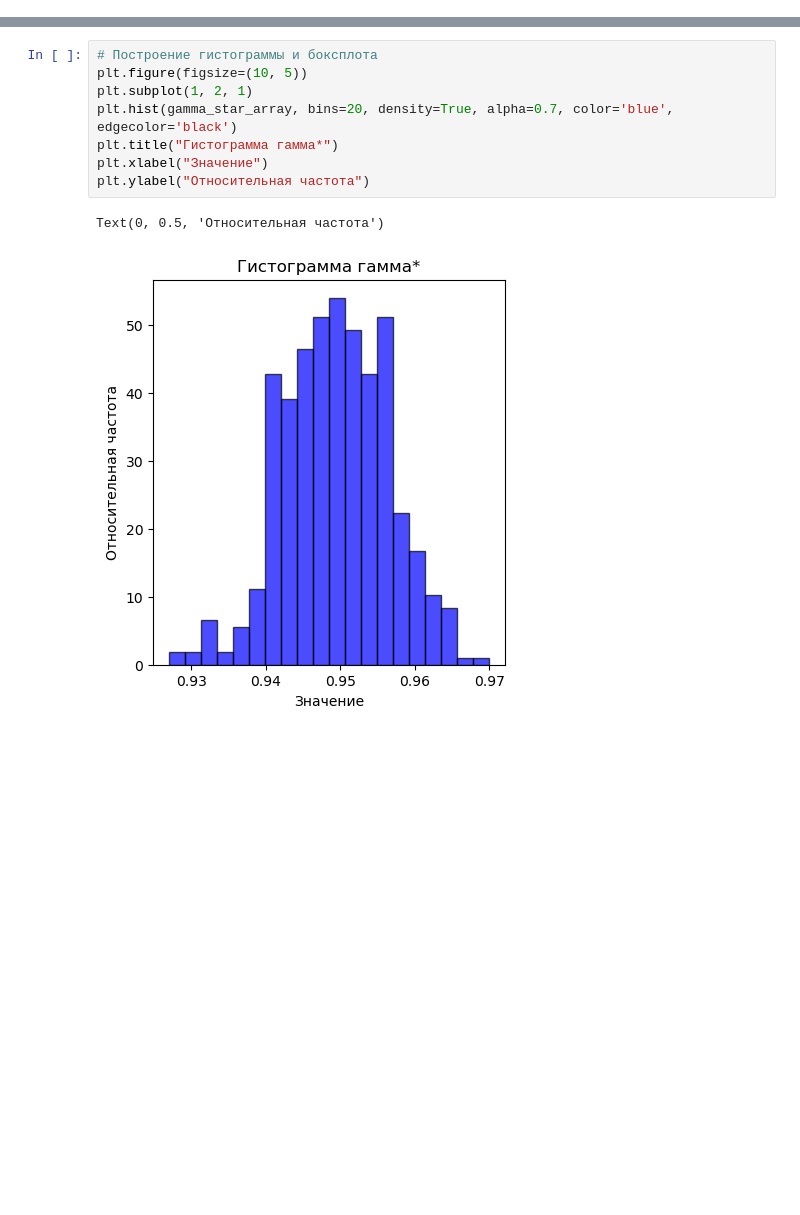
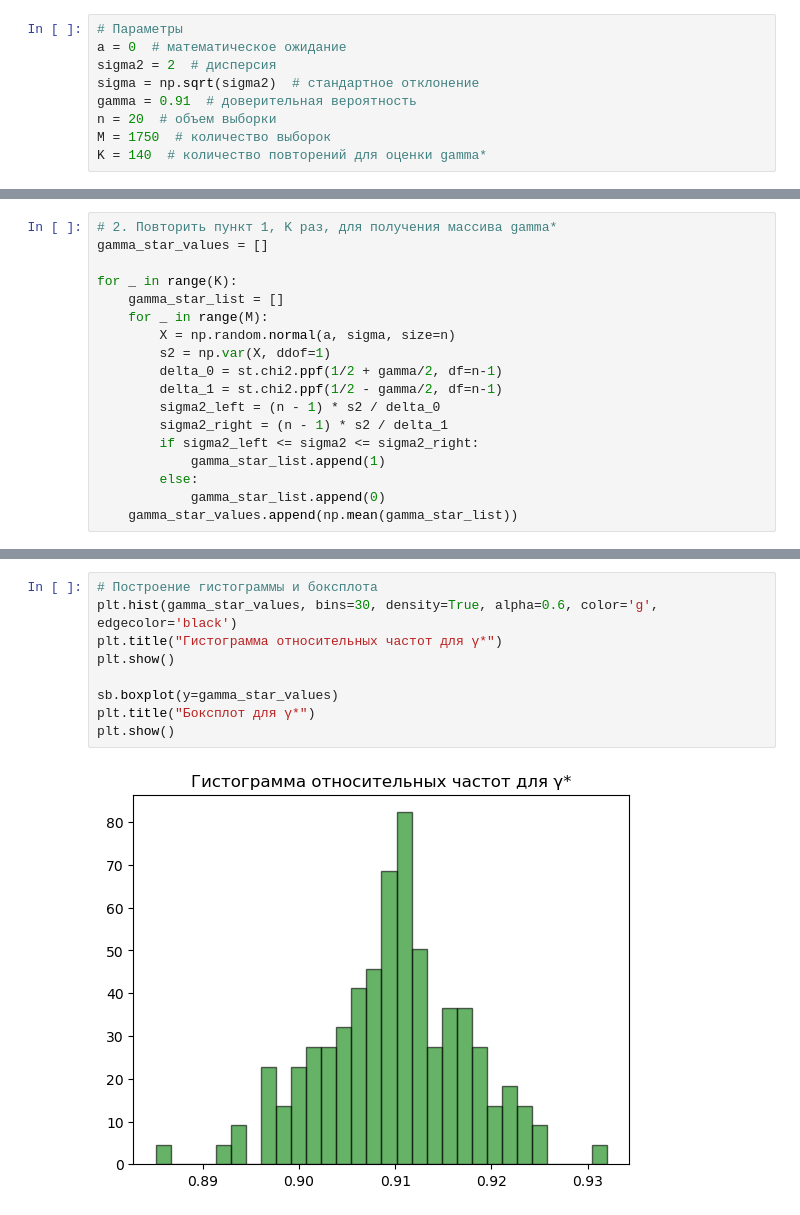
Before and after one commit to Quyntrd/MatStat, a Jupyter notebook: 2/2.ipynb, the cells around one changed output, grey strips where cells are left out. Cells and saved outputs as stored; diff of their text form; blank space fills up the shorter version.

```diff
--- a/2/2.ipynb
+++ b/2/2.ipynb
@@ -46,0 +6,9 @@ for _ in range(K):
+# %%
+# Параметры
+a = 0  # математическое ожидание
+sigma2 = 2  # дисперсия
+sigma = np.sqrt(sigma2)  # стандартное отклонение
+gamma = 0.91  # доверительная вероятность
+n = 20  # объем выборки
+M = 1750  # количество выборок
+K = 140  # количество повторений для оценки gamma*
@@ -47 +35,19 @@ for _ in range(K):
+# %%
+# 2. Повторить пункт 1, K раз, для получения массива gamma*
+gamma_star_values = []
+
+for _ in range(K):
+    gamma_star_list = []
+    for _ in range(M):
+        X = np.random.normal(a, sigma, size=n)
+        s2 = np.var(X, ddof=1)
+        delta_0 = st.chi2.ppf(1/2 + gamma/2, df=n-1)
+        delta_1 = st.chi2.ppf(1/2 - gamma/2, df=n-1)
+        sigma2_left = (n - 1) * s2 / delta_0
+        sigma2_right = (n - 1) * s2 / delta_1
+        if sigma2_left <= sigma2 <= sigma2_right:
+            gamma_star_list.append(1)
+        else:
+            gamma_star_list.append(0)
+    gamma_star_values.append(np.mean(gamma_star_list))
 # %%
@@ -56,11 +63,11 @@ print(f"Дисперсия гамма*: {var_gamma_star}")
 # %%
 # Построение гистограммы и боксплота
-plt.figure(figsize=(10, 5))
-plt.subplot(1, 2, 1)
-plt.hist(gamma_star_array, bins=20, density=True, alpha=0.7, color='blue', edgecolor='black')
-plt.title("Гистограмма гамма*")
-plt.xlabel("Значение")
-plt.ylabel("Относительная частота")
+plt.hist(gamma_star_values, bins=30, density=True, alpha=0.6, color='g', edgecolor='black')
+plt.title("Гистограмма относительных частот для γ*")
+plt.show()
+
+sb.boxplot(y=gamma_star_values)
+plt.title("Боксплот для γ*")
+plt.show()
 # %% [output]
-Text(0, 0.5, 'Относительная частота')
-[figure, old version]
+[figure, new version]
```
Also changed, not shown: parts of 18 cells of this notebook, 4 other files.
